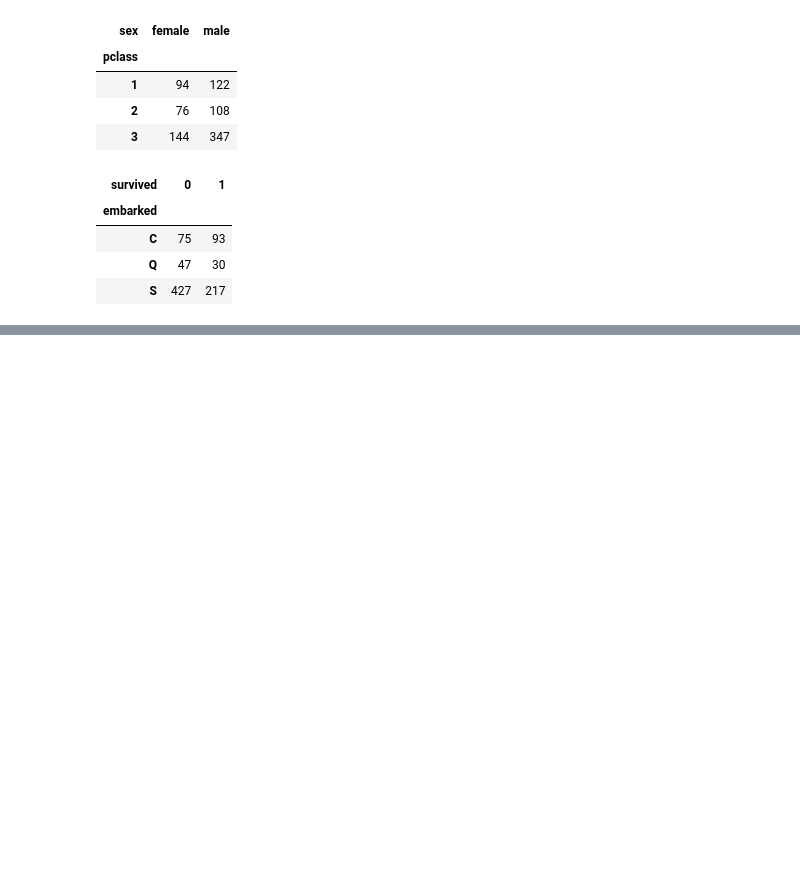
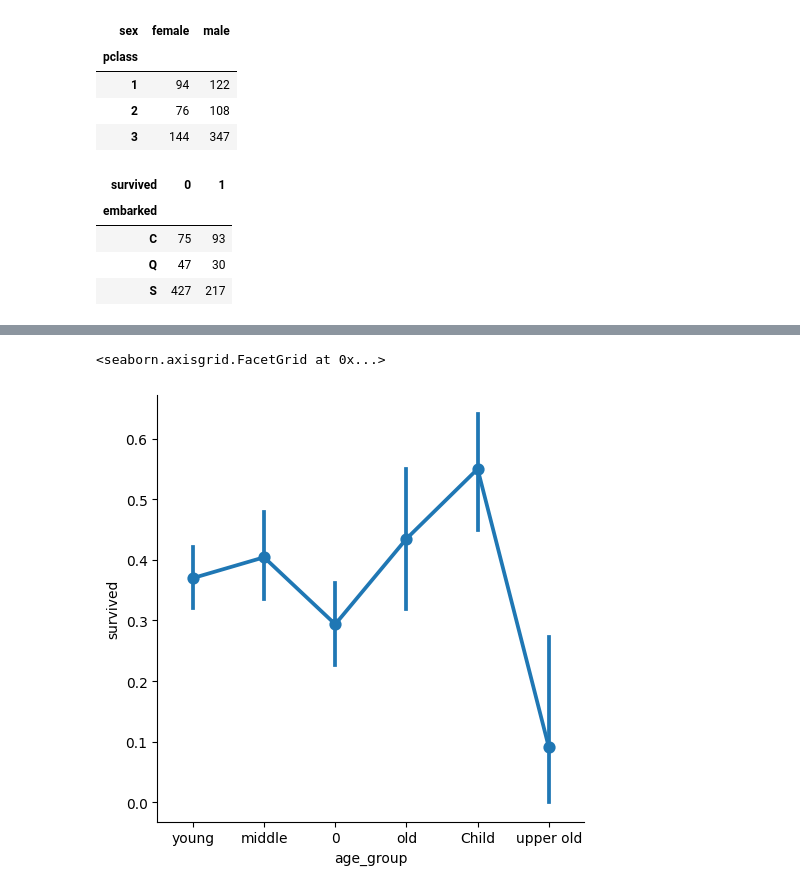
Before and after one commit to Salmanfarsi2561/PYTHON_ML, a Jupyter notebook: EDA/datasets/Analysis/Titanic.ipynb, the cells around one changed output, grey strips where cells are left out. Cells and saved outputs as stored; diff of their text form; code cells hidden in the pictures; blank space fills up the shorter version.

```diff
--- a/EDA/datasets/Analysis/Titanic.ipynb
+++ b/EDA/datasets/Analysis/Titanic.ipynb
@@ -173,0 +174,10 @@ plt.tight_layout()
+# %%
+data['age_group']
+
+data.loc[data['age']<=16,'age_group']='Child'
+data.loc[(data['age']>16) & (data['age']<=32),'age_group']='young'
+data.loc[(data['age']>32) & (data['age']<=48),'age_group']='middle'
+data.loc[(data['age']>48) & (data['age']<=64),'age_group']='old'
+data.loc[data['age']>64,'age_group']='upper old'
+
+data['age_group'].value_counts().to_frame()
@@ -173,0 +204,5 @@ plt.tight_layout()
+# %%
+sns.catplot(x='age_group', y='survived', data=data, kind='point')
+# %% [output]
+<seaborn.axisgrid.FacetGrid at 0x...>
+[figure, added]
```
Also changed, not shown: parts of 4 cells of this notebook.
